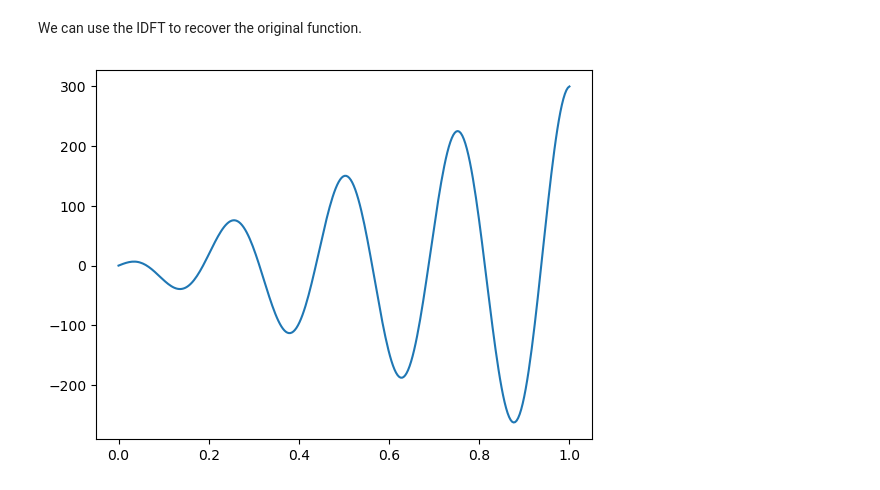
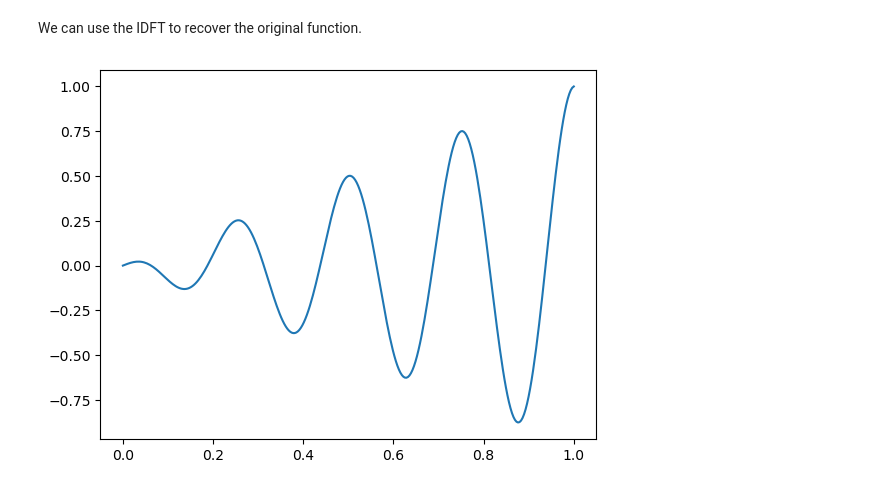
Before and after one commit to egagnon-fandm/PHY341, a Jupyter notebook: jupyter_notebooks/Fourier_transforms/Fourier_transforms_notebook.ipynb, the cells around one changed output. Saved outputs shown, nothing was run; the diff lists cells and outputs as text; code cells hidden in the pictures.

```diff
--- a/jupyter_notebooks/Fourier_transforms/Fourier_transforms_notebook.ipynb
+++ b/jupyter_notebooks/Fourier_transforms/Fourier_transforms_notebook.ipynb
@@ -230,17 +230,17 @@ We can use the IDFT to recover the original function.
 # %%
 def yn(c, N):
     y = np.zeros(N_short, dtype='complex')
     for i in range(N_short):
         for j in range(N_short):
             y[i] += c[j]*np.exp(1j*2*np.pi*i*j/N)
-    return y
+    return y/N
 
 
 y = yn(c, N_short)
 
 fig = plt.figure()
 ax = fig.add_subplot(111)
 ax.plot(t_short, np.real(y))
 plt.show()
 # %% [output]
-[figure, old version]
+[figure, new version]
```
